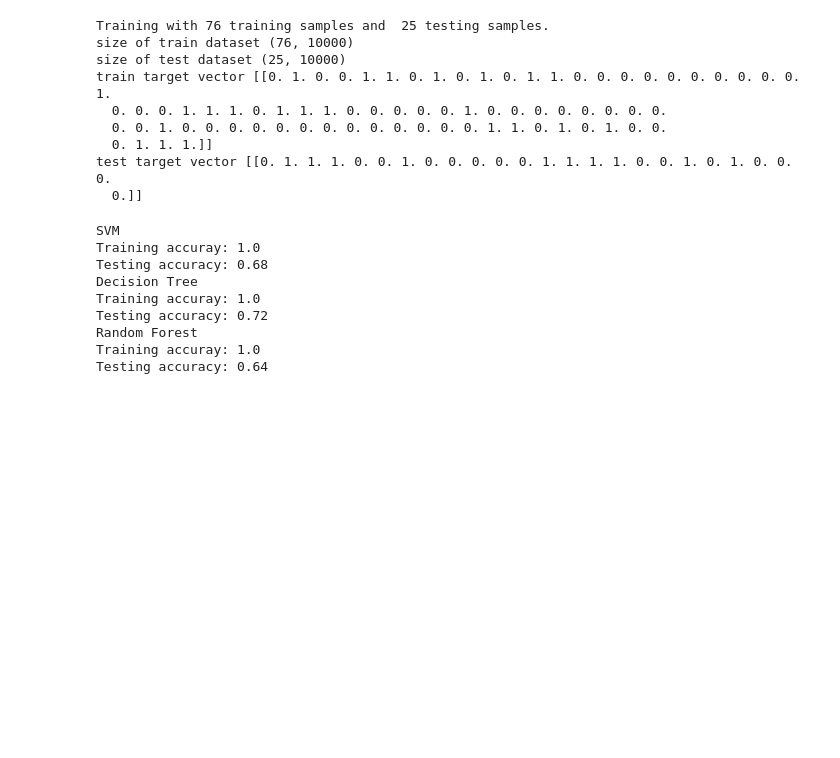
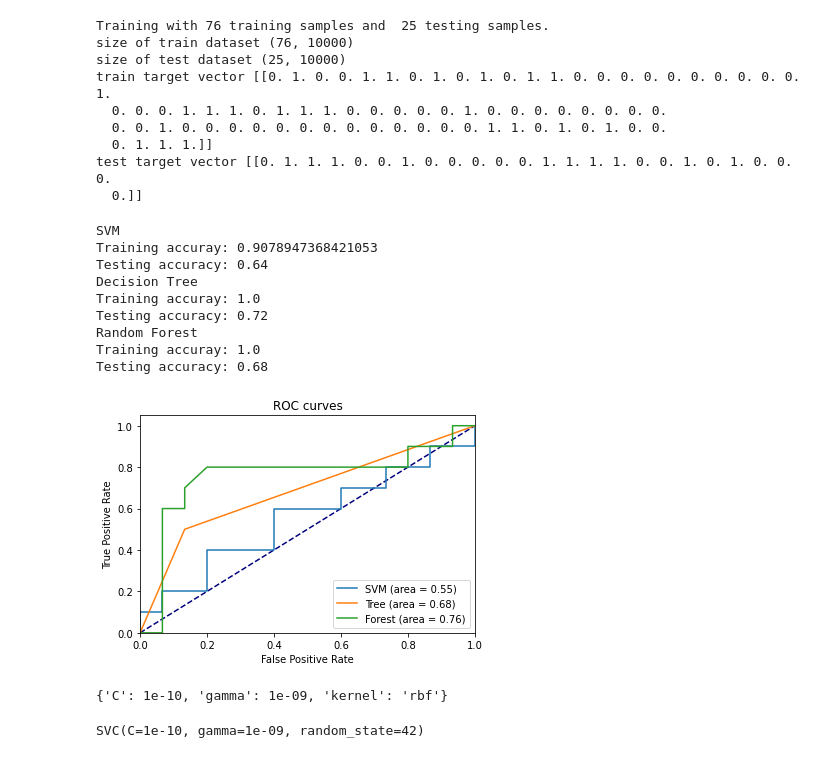
Before and after one commit to samyhaff/DATASIM_TP, a Jupyter notebook: APSTA/TP3/03-stumps2ensembles SV-2021-2022.ipynb, the cells around one changed output. Saved outputs shown, nothing was run; the diff lists cells and outputs as text; code cells hidden in the pictures; blank space fills up the shorter version.

```diff
--- a/APSTA/TP3/03-stumps2ensembles SV-2021-2022.ipynb
+++ b/APSTA/TP3/03-stumps2ensembles SV-2021-2022.ipynb
@@ -309,9 +309,9 @@ from sklearn.tree import DecisionTreeClassifier
 from sklearn.ensemble import RandomForestClassifier
 
 clfs = {
-    "SVM": SVC(kernel="linear"),
-    "Decision Tree": DecisionTreeClassifier(),
-    "Random Forest": RandomForestClassifier()
+    "SVM": SVC(random_state=42),
+    "Decision Tree": DecisionTreeClassifier(random_state=42),
+    "Random Forest": RandomForestClassifier(random_state=42)
 }
 
 for (name, clf) in clfs.items():
@@ -325,11 +325,73 @@ for (name, clf) in clfs.items():
     print("Testing accuracy:", accuracy_score(Y_test.ravel(), Y_pred))
 # %% [output]
 SVM
-Training accuray: 1.0
-Testing accuracy: 0.68
+Training accuray: 0.9078947368421053
+Testing accuracy: 0.64
 Decision Tree
 Training accuray: 1.0
 Testing accuracy: 0.72
 Random Forest
 Training accuray: 1.0
-Testing accuracy: 0.64
+Testing accuracy: 0.68
+# %%
+from sklearn.metrics import roc_curve, auc
+
+Y_score = clfs['SVM'].decision_function(X_test)
+
+fpr, tpr, _ = roc_curve(Y_test, Y_score)
+roc_auc = auc(fpr, tpr)
+
+plt.plot([0, 1], [0, 1], color="navy", linestyle="--")
+plt.plot(fpr, tpr, label="SVM (area = %0.2f)" % roc_auc)
+plt.xlim([0.0, 1.0])
+plt.ylim([0.0, 1.05])
+plt.xlabel("False Positive Rate")
+plt.ylabel("True Positive Rate")
+plt.legend(loc="lower right")
+
+Y_score = clfs['Decision Tree'].predict_proba(X_test)[:,1]
+
+fpr, tpr, _ = roc_curve(Y_test, Y_score)
+roc_auc = auc(fpr, tpr)
+
+plt.plot(fpr, tpr, label="Tree (area = %0.2f)" % roc_auc)
+plt.xlim([0.0, 1.0])
+plt.ylim([0.0, 1.05])
+plt.xlabel("False Positive Rate")
+plt.ylabel("True Positive Rate")
+plt.legend(loc="lower right")
+
+Y_score = clfs['Random Forest'].predict_proba(X_test)[:,1]
+
+fpr, tpr, _ = roc_curve(Y_test, Y_score)
+roc_auc = auc(fpr, tpr)
+
+plt.plot(fpr, tpr, label="Forest (area = %0.2f)" % roc_auc)
+plt.xlim([0.0, 1.0])
+plt.ylim([0.0, 1.05])
+plt.xlabel("False Positive Rate")
+plt.ylabel("True Positive Rate")
+plt.legend(loc="lower right")
+plt.title('ROC curves')
+
+plt.show()
+# %% [output]
+[figure, added]
+# %%
+from sklearn.model_selection import GridSearchCV
+
+C_range = np.logspace(-12,3,16)
+gamma_range = np.logspace(-12,0,13)
+
+parametres = {'C': C_range, 'gamma': gamma_range,'kernel': ['rbf', 'poly', 'sigmoid', 'linear']}
+
+grid = GridSearchCV(SVC(random_state=42), parametres, cv=5, scoring='roc_auc', n_jobs=-1)
+grid.fit(X_train, Y_train.ravel())
+
+print(grid.best_params_)
+
+clf_svm = grid.best_estimator_
+clf_svm.fit(X_train, Y_train.ravel())
+# %% [output]
+{'C': 1e-10, 'gamma': 1e-09, 'kernel': 'rbf'}
+SVC(C=1e-10, gamma=1e-09, random_state=42)
```
Also changed, not shown: parts of 7 cells of this notebook.
